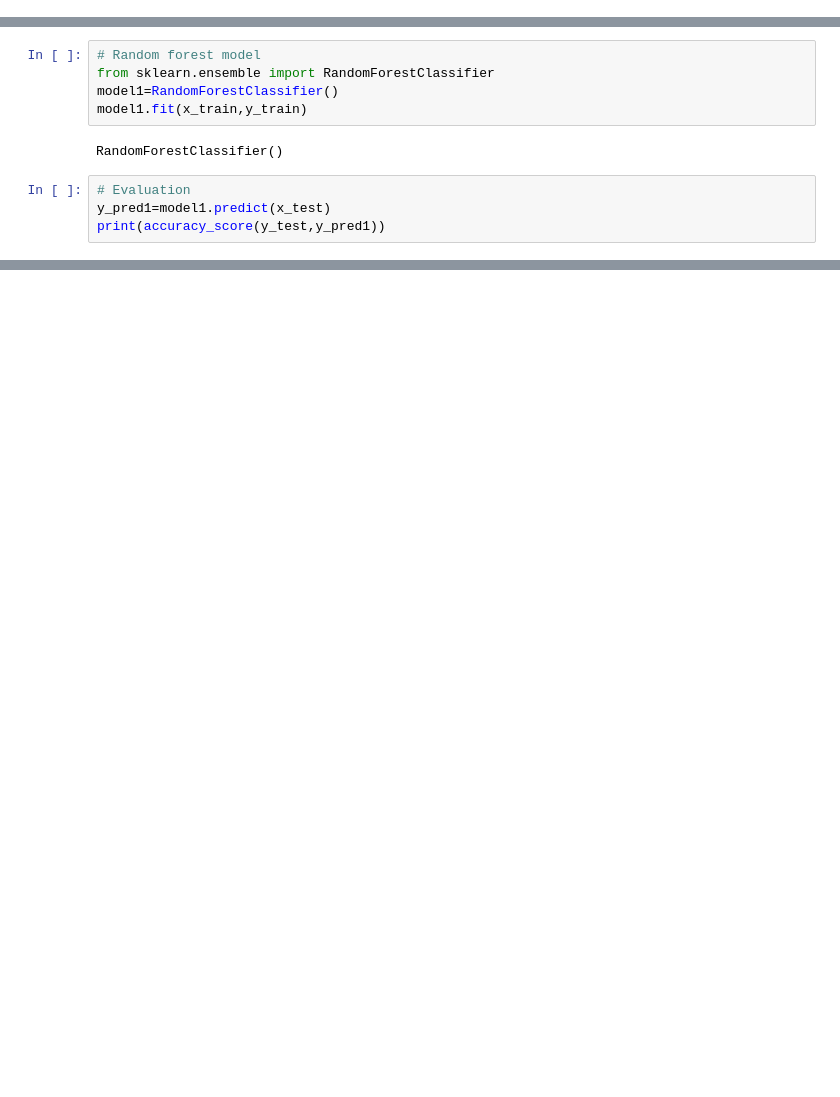
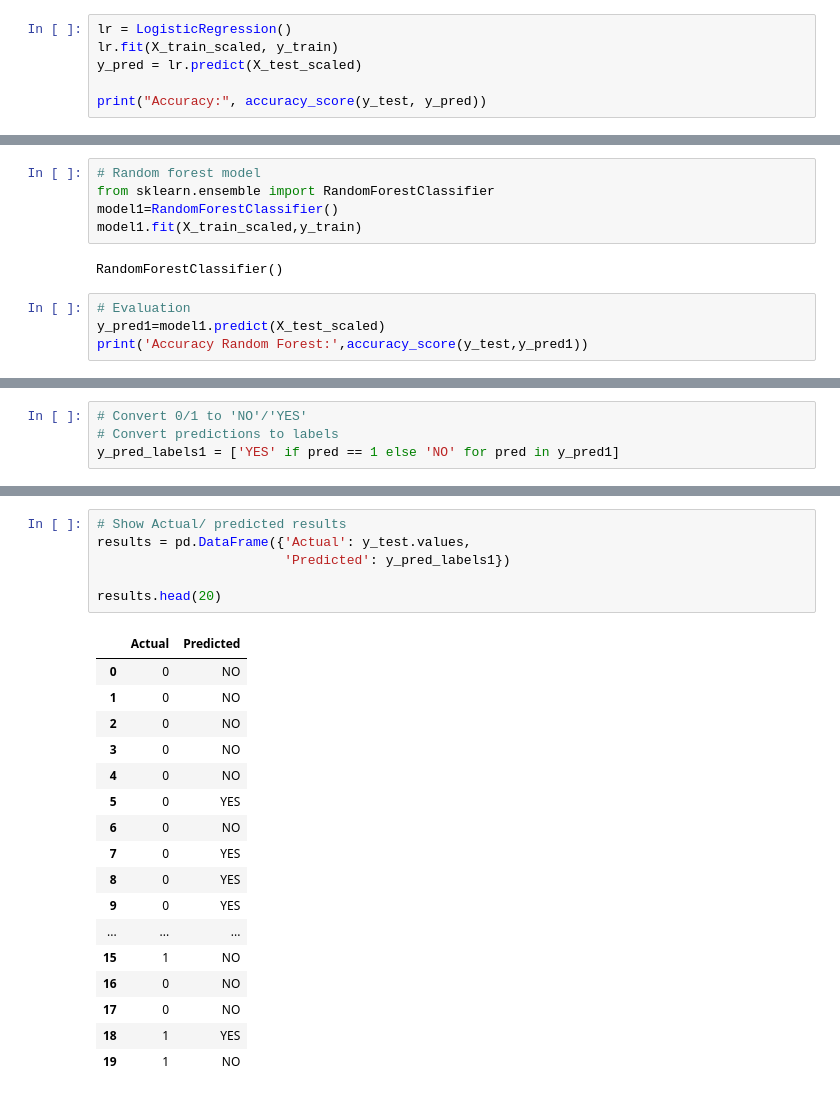
Before and after one commit to RajaAbitha/RajaAbitha, a Jupyter notebook: Assignment03.ipynb, the cells around one changed output, grey strips where cells are left out. Cells and saved outputs as stored; diff of their text form; blank space fills up the shorter version.

```diff
--- a/Assignment03.ipynb
+++ b/Assignment03.ipynb
@@ -83,0 +78,6 @@ print(y_pred)
+# %%
+lr = LogisticRegression()
+lr.fit(X_train_scaled, y_train)
+y_pred = lr.predict(X_test_scaled)
+
+print("Accuracy:", accuracy_score(y_test, y_pred))
@@ -109,11 +111,11 @@ weighted avg       0.54      0.55      0.54       154
 # Random forest model
 from sklearn.ensemble import RandomForestClassifier
 model1=RandomForestClassifier()
-model1.fit(x_train,y_train)
+model1.fit(X_train_scaled,y_train)
 # %% [output]
 RandomForestClassifier()
 # %%
 # Evaluation
-y_pred1=model1.predict(x_test)
-print(accuracy_score(y_test,y_pred1))
+y_pred1=model1.predict(X_test_scaled)
+print('Accuracy Random Forest:',accuracy_score(y_test,y_pred1))
 # %% [output]
@@ -138,0 +141,4 @@ weighted avg       0.73      0.73      0.73       154
+# %%
+# Convert 0/1 to 'NO'/'YES'
+# Convert predictions to labels
+y_pred_labels1 = ['YES' if pred == 1 else 'NO' for pred in y_pred1]
@@ -138,0 +165,24 @@ weighted avg       0.73      0.73      0.73       154
+# %%
+# Show Actual/ predicted results
+results = pd.DataFrame({'Actual': y_test.values,
+                        'Predicted': y_pred_labels1})
+
+results.head(20)
+# %% [output]
+|  | Actual | Predicted |
+| 0 | 0 | NO |
+| 1 | 0 | NO |
+| 2 | 0 | NO |
+| 3 | 0 | NO |
+| 4 | 0 | NO |
+| 5 | 0 | YES |
+| 6 | 0 | NO |
+| 7 | 0 | YES |
+| 8 | 0 | YES |
+| 9 | 0 | YES |
+| ... | ... | ... |
+| 15 | 1 | NO |
+| 16 | 0 | NO |
+| 17 | 0 | NO |
+| 18 | 1 | YES |
+| 19 | 1 | NO |
```
Also changed, not shown: parts of 13 cells of this notebook.
